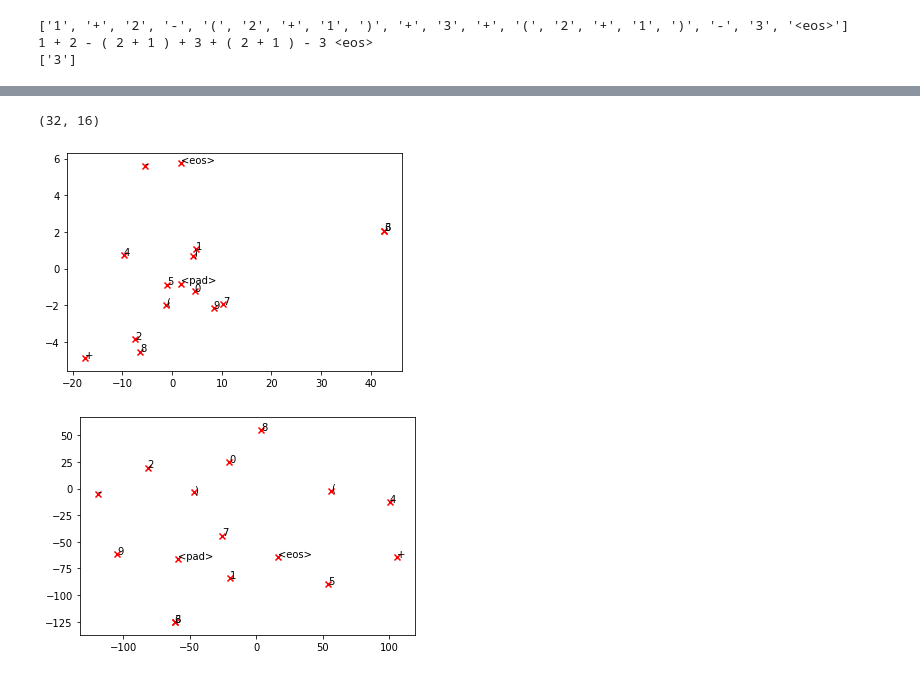
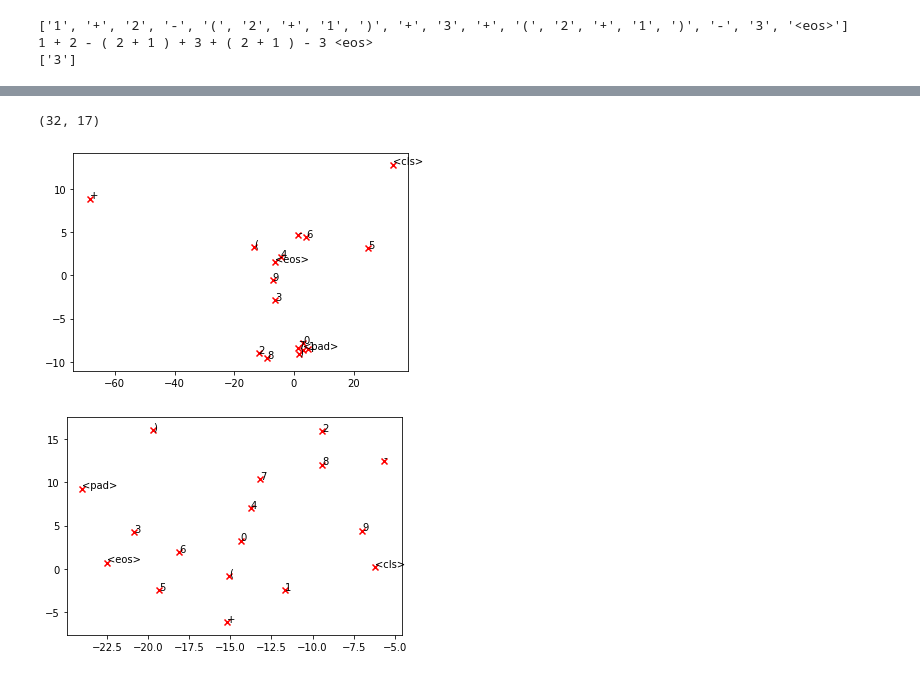
Before and after one commit to samiraabnar/SolutionDistillation, a Jupyter notebook: notebooks/Representations.ipynb, the cells around one changed output, grey strips where cells are left out. Drawn from its saved outputs; the diff is of its cells as text; code cells hidden in the pictures.

```diff
--- a/notebooks/Representations.ipynb
+++ b/notebooks/Representations.ipynb
@@ -416,26 +443,26 @@ array([[ 7],
 # %%
 print(train_output_dic['logits'].numpy()[:,0,:].shape)
 
 points = train_output_dic['logits'].numpy()[:,0,:]
 pca = PCA(n_components=2)
 principalComponents = pca.fit_transform(points)
 
 tsne = manifold.TSNE(n_components=2, init='pca', random_state=0)
 tsne_emb = tsne.fit_transform(points)
 
 M_reduced_plot_test = principalComponents
-word2Ind_plot_test = student_model.task.word2id
-words = student_model.task.id2word
+word2Ind_plot_test = teacher_model.task.word2id
+words = teacher_model.task.id2word
 plot_embeddings(M_reduced_plot_test, word2Ind_plot_test, words)
 
 M_reduced_plot_test = tsne_emb
-word2Ind_plot_test = student_model.task.word2id
-words = student_model.task.id2word
+word2Ind_plot_test = teacher_model.task.word2id
+words = teacher_model.task.id2word
 plot_embeddings(M_reduced_plot_test, word2Ind_plot_test, words)
 # %% [output]
-(32, 16)
+(32, 17)
-[figure, old version]
+[figure, new version]
-[figure, old version]
+[figure, new version]
 # %%
 examples_inputs = []
 examples_targets = []
```
Also changed, not shown: parts of 14 cells of this notebook, 3 other files.
